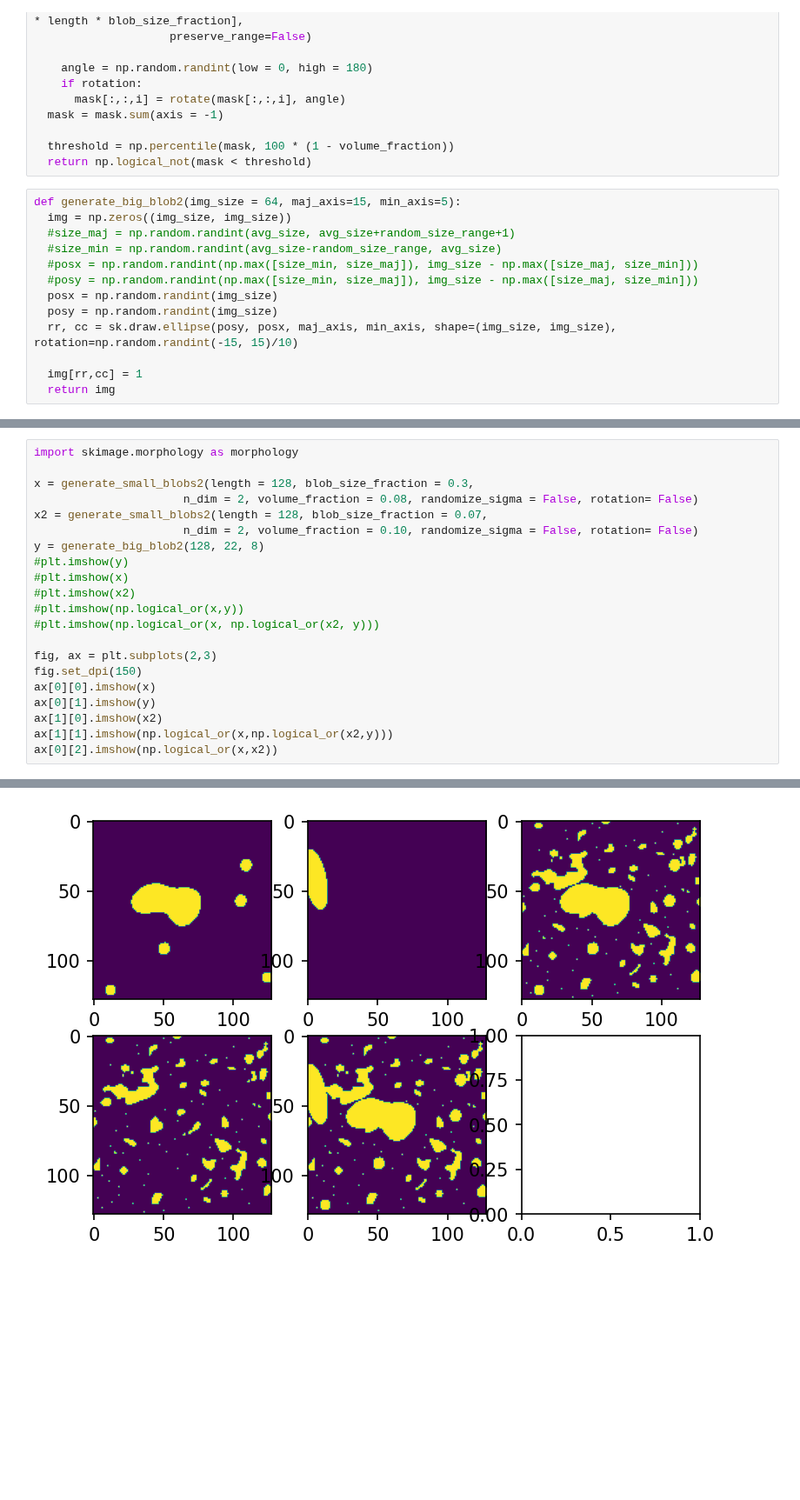
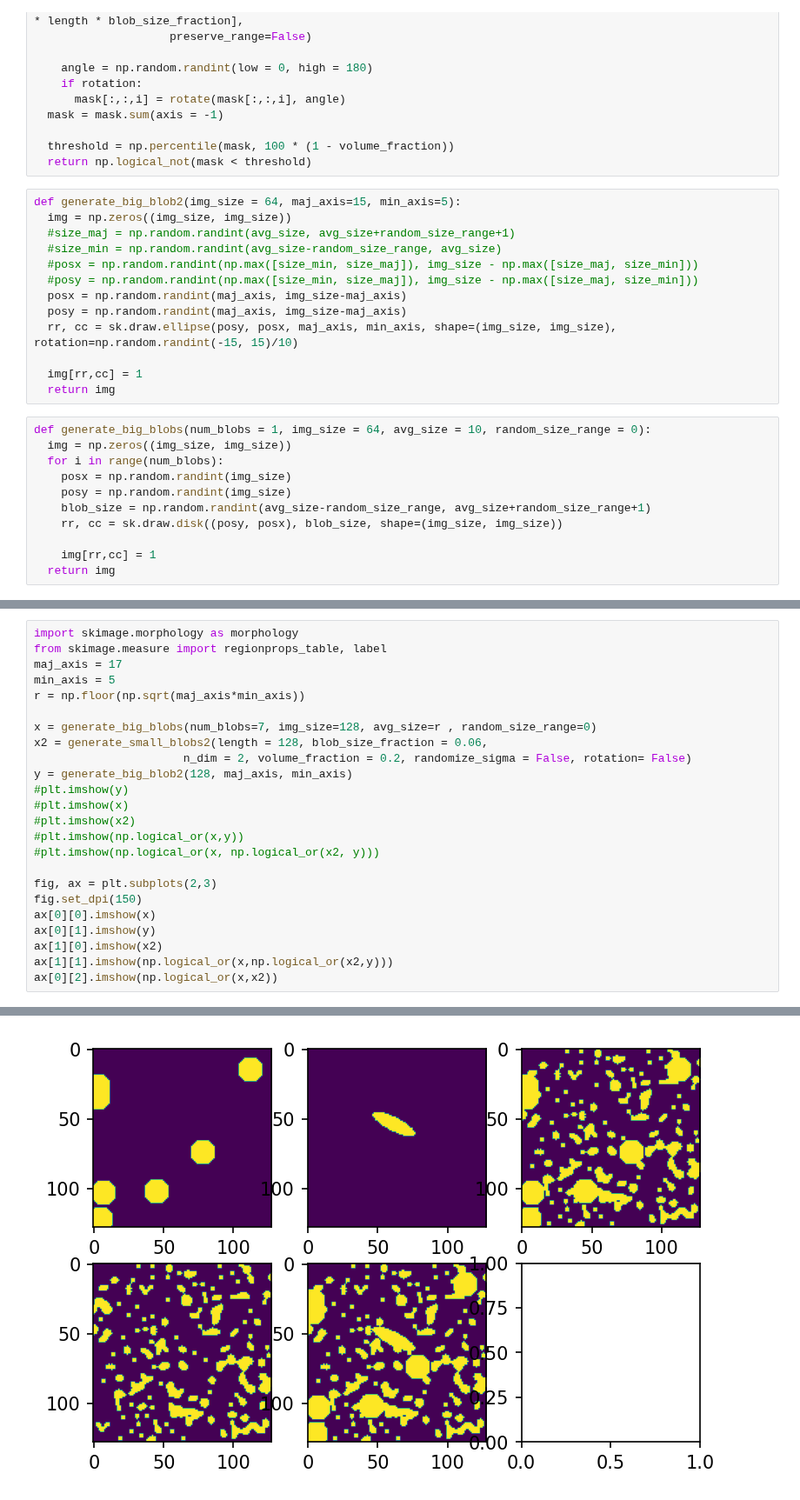
Before and after one commit to Kayzi0/ExplainBlobs, a Jupyter notebook: Generate_Blobs.ipynb, the cells around one changed output, grey strips where cells are left out. Shown at 87% size. Saved outputs shown, nothing was run; the diff lists cells and outputs as text; blank space fills up the shorter version.

Commit message:
did full pass on new images

```diff
--- a/Generate_Blobs.ipynb
+++ b/Generate_Blobs.ipynb
@@ -81,9 +81,20 @@ def generate_big_blob2(img_size = 64, maj_axis=15, min_axis=5):
   #size_min = np.random.randint(avg_size-random_size_range, avg_size)
   #posx = np.random.randint(np.max([size_min, size_maj]), img_size - np.max([size_maj, size_min]))
   #posy = np.random.randint(np.max([size_min, size_maj]), img_size - np.max([size_maj, size_min]))
-  posx = np.random.randint(img_size)
-  posy = np.random.randint(img_size)
+  posx = np.random.randint(maj_axis, img_size-maj_axis)
+  posy = np.random.randint(maj_axis, img_size-maj_axis)
   rr, cc = sk.draw.ellipse(posy, posx, maj_axis, min_axis, shape=(img_size, img_size), rotation=np.random.randint(-15, 15)/10)
 
   img[rr,cc] = 1
   return img
+# %%
+def generate_big_blobs(num_blobs = 1, img_size = 64, avg_size = 10, random_size_range = 0):
+  img = np.zeros((img_size, img_size))
+  for i in range(num_blobs):
+    posx = np.random.randint(img_size)
+    posy = np.random.randint(img_size)
+    blob_size = np.random.randint(avg_size-random_size_range, avg_size+random_size_range+1)
+    rr, cc = sk.draw.disk((posy, posx), blob_size, shape=(img_size, img_size))
+
+    img[rr,cc] = 1
+  return img
@@ -90,24 +116,27 @@ def generate_big_blob2(img_size = 64, maj_axis=15, min_axis=5):
 # %%
 import skimage.morphology as morphology
+from skimage.measure import regionprops_table, label
+maj_axis = 17
+min_axis = 5
+r = np.floor(np.sqrt(maj_axis*min_axis))
 
-x = generate_small_blobs2(length = 128, blob_size_fraction = 0.3,
-                      n_dim = 2, volume_fraction = 0.08, randomize_sigma = False, rotation= False)
-x2 = generate_small_blobs2(length = 128, blob_size_fraction = 0.07,
-                      n_dim = 2, volume_fraction = 0.10, randomize_sigma = False, rotation= False)
-y = generate_big_blob2(128, 22, 8)
+x = generate_big_blobs(num_blobs=7, img_size=128, avg_size=r , random_size_range=0)
+x2 = generate_small_blobs2(length = 128, blob_size_fraction = 0.06,
+                      n_dim = 2, volume_fraction = 0.2, randomize_sigma = False, rotation= False)
+y = generate_big_blob2(128, maj_axis, min_axis)
 #plt.imshow(y)
 #plt.imshow(x)
 #plt.imshow(x2)
 #plt.imshow(np.logical_or(x,y))
 #plt.imshow(np.logical_or(x, np.logical_or(x2, y)))
 
 fig, ax = plt.subplots(2,3)
 fig.set_dpi(150)
 ax[0][0].imshow(x)
 ax[0][1].imshow(y)
 ax[1][0].imshow(x2)
 ax[1][1].imshow(np.logical_or(x,np.logical_or(x2,y)))
 ax[0][2].imshow(np.logical_or(x,x2))
 # %% [output]
 <matplotlib.image.AxesImage at 0x...>
-[figure, old version]
+[figure, new version]
```
Also changed, not shown: parts of 3 cells of this notebook.
